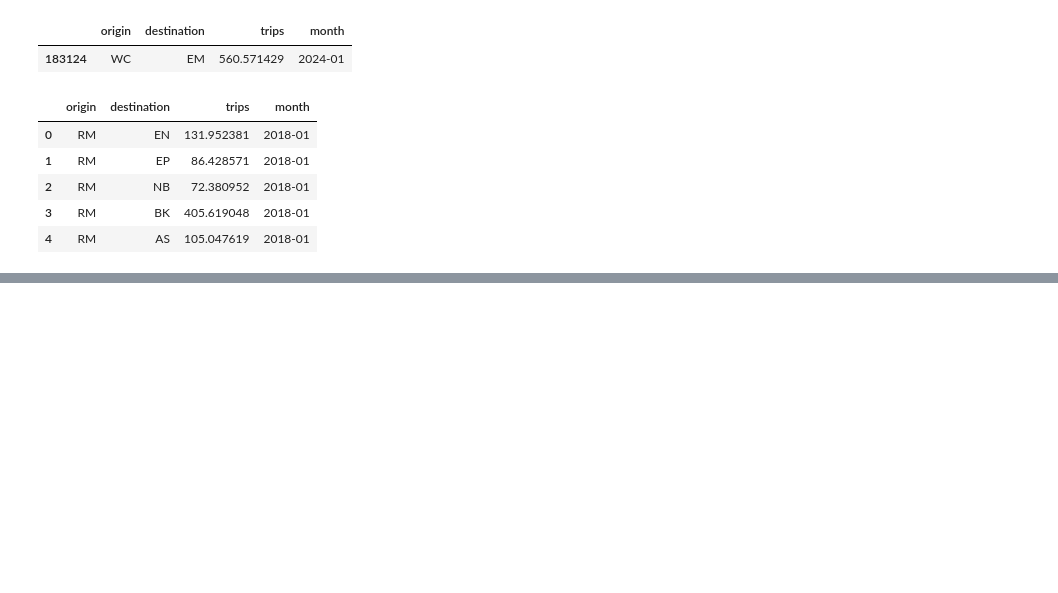
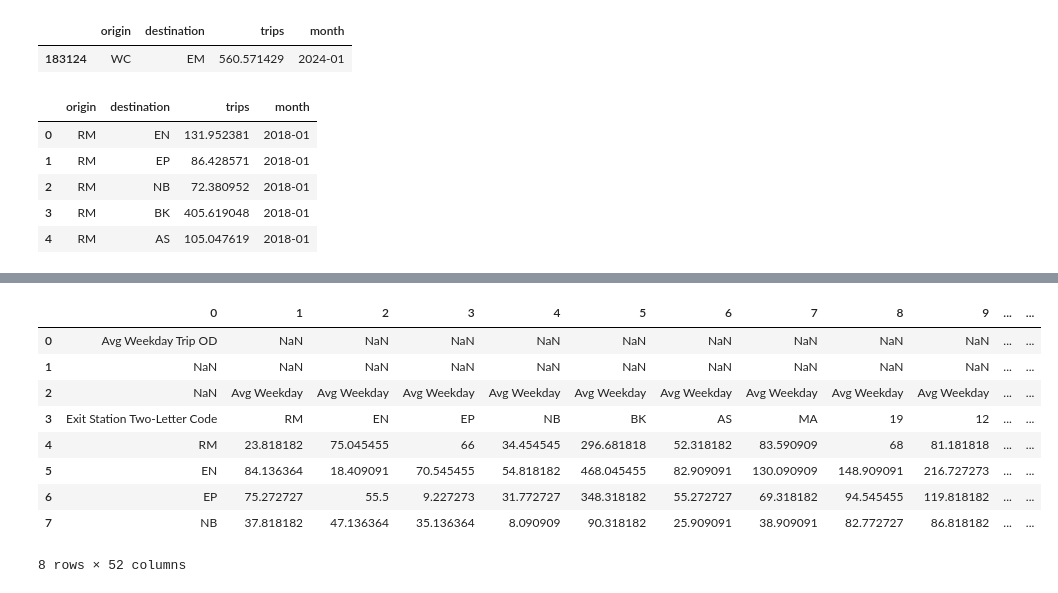
Before and after one commit to Shiv0406/BartProj, a Jupyter notebook: data-exploration.ipynb, the cells around one changed output, grey strips where cells are left out. Saved outputs shown, nothing was run; the diff lists cells and outputs as text; code cells hidden in the pictures; blank space fills up the shorter version.

```diff
--- a/data-exploration.ipynb
+++ b/data-exploration.ipynb
@@ -399,0 +584,14 @@ all_data.head()
+# %%
+raw_oct_full = pd.read_excel('../Data/raw/ridership_2024/Ridership_202410.xlsx', sheet_name='Average Weekday', header=None)
+raw_oct_full.head(8)
+# %% [output]
+|  | 0 | 1 | 2 | 3 | 4 | 5 | 6 | 7 | 8 | 9 | ... | ... |
+| 0 | Avg Weekday Trip OD | NaN | NaN | NaN | NaN | NaN | NaN | NaN | NaN | NaN | ... | ... |
+| 1 | NaN | NaN | NaN | NaN | NaN | NaN | NaN | NaN | NaN | NaN | ... | ... |
+| 2 | NaN | Avg Weekday | Avg Weekday | Avg Weekday | Avg Weekday | Avg Weekday | Avg Weekday | Avg Weekday | Avg Weekday | Avg Weekday | ... | ... |
+| 3 | Exit Station Two-Letter Code | RM | EN | EP | NB | BK | AS | MA | 19 | 12 | ... | ... |
+| 4 | RM | 23.818182 | 75.045455 | 66 | 34.454545 | 296.681818 | 52.318182 | 83.590909 | 68 | 81.181818 | ... | ... |
+| 5 | EN | 84.136364 | 18.409091 | 70.545455 | 54.818182 | 468.045455 | 82.909091 | 130.090909 | 148.909091 | 216.727273 | ... | ... |
+| 6 | EP | 75.272727 | 55.5 | 9.227273 | 31.772727 | 348.318182 | 55.272727 | 69.318182 | 94.545455 | 119.818182 | ... | ... |
+| 7 | NB | 37.818182 | 47.136364 | 35.136364 | 8.090909 | 90.318182 | 25.909091 | 38.909091 | 82.772727 | 86.818182 | ... | ... |
+8 rows × 52 columns
```
Also changed, not shown: parts of 18 cells of this notebook.
